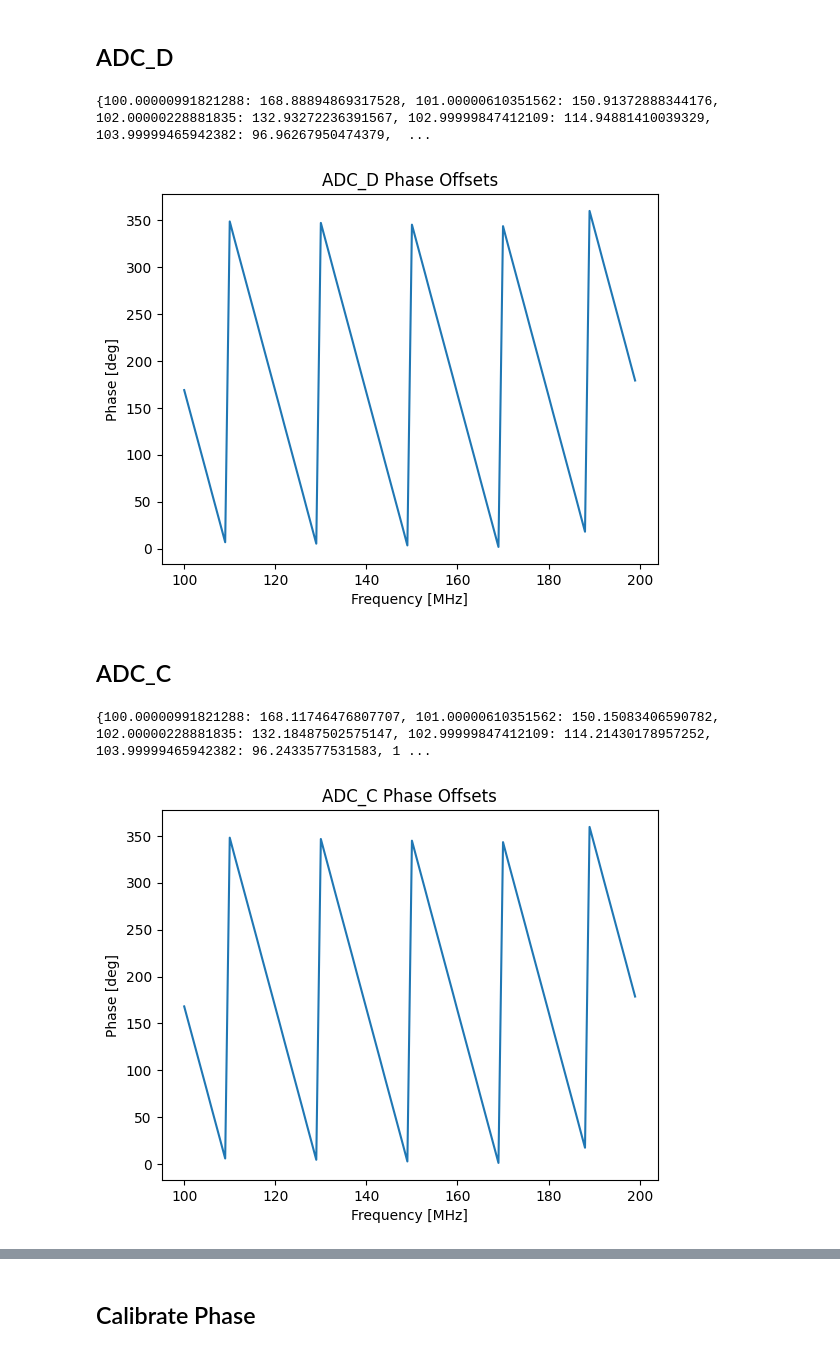
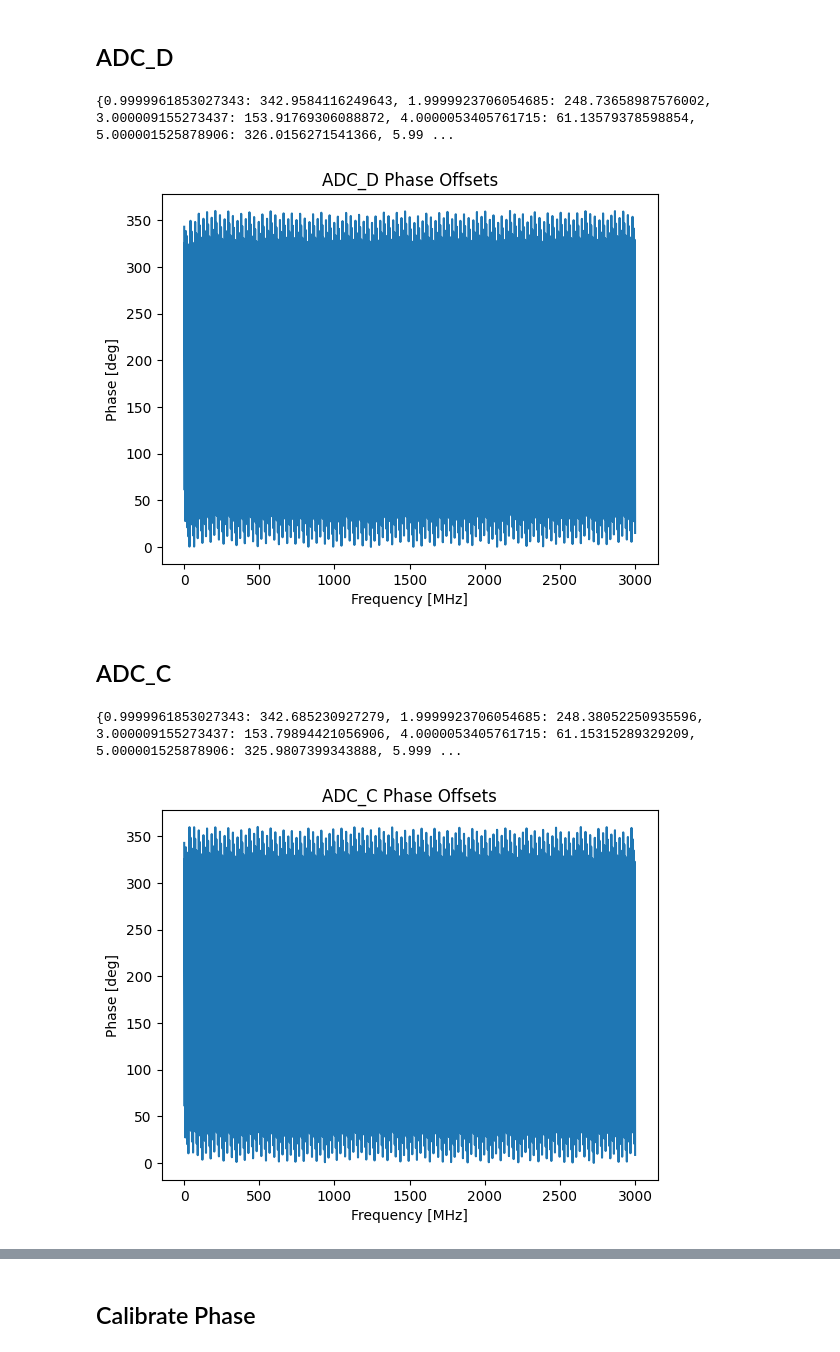
Before and after one commit to danieljamesgraham/qeg-rfsoc, a Jupyter notebook: calibrate_phase_v2.ipynb, the cells around one changed output, grey strips where cells are left out. Saved outputs shown, nothing was run; the diff lists cells and outputs as text; code cells hidden in the pictures.

```diff
--- a/calibrate_phase_v2.ipynb
+++ b/calibrate_phase_v2.ipynb
@@ -46,12 +46,14 @@ QICK configuration:
         MR buffer: 8192 samples (1.852 us), wired to readouts [0, 1]
 # %%
 # TODO: Make this a user-defined numpy array
-f0_start=100
-f0_step=1
-expts=100
+# f0_start=100
+# f0_step=1
+# expts=100
 # expts=1
 
-f0_v = np.arange(0,expts)*f0_step+f0_start
+f0_v = np.arange(1, 3001, 1)
+
+# f0_v = np.arange(0,expts)*f0_step+f0_start
 f0_v = soccfg.adcfreq(f0_v, gen_ch=0, ro_ch=0)
 
 def calculate_phase(d):
@@ -154,7 +156,7 @@ soc.reset_gens()
 
 print(adc_d_offsets)
 # %% [output]
-{100.00000991821288: 168.88894869317528, 101.00000610351562: 150.91372888344176, 102.00000228881835: 132.93272236391567, 102.99999847412109: 114.94881410039329, 103.99999465942382: 96.96267950474379,  ...
+{0.9999961853027343: 342.9584116249643, 1.9999923706054685: 248.73658987576002, 3.000009155273437: 153.91769306088872, 4.0000053405761715: 61.13579378598854, 5.000001525878906: 326.0156271541366, 5.99 ...
 # %%
 x, y = [], []
 for key, value in adc_d_offsets.items():
@@ -166,7 +168,7 @@ plt.xlabel("Frequency [MHz]")
 plt.ylabel("Phase [deg]")
 plt.title("ADC_D Phase Offsets");
 # %% [output]
-[figure, old version]
+[figure, new version]
 # %% [markdown]
 ## ADC_C
 # %%
@@ -187,19 +189,19 @@ soc.reset_gens()
 
 print(adc_c_offsets)
 # %% [output]
-{100.00000991821288: 168.11746476807707, 101.00000610351562: 150.15083406590782, 102.00000228881835: 132.18487502575147, 102.99999847412109: 114.21430178957252, 103.99999465942382: 96.2433577531583, 1 ...
+{0.9999961853027343: 342.685230927279, 1.9999923706054685: 248.38052250935596, 3.000009155273437: 153.79894421056906, 4.0000053405761715: 61.15315289329209, 5.000001525878906: 325.9807399343888, 5.999 ...
 # %%
-x, y = [], []
+adc_c_x, adc_c_y = [], []
 for key, value in adc_c_offsets.items():
-    x.append(key)
-    y.append(value)
+    adc_c_x.append(key)
+    adc_c_y.append(value)
 
 plt.plot(adc_c_x,adc_c_y)
 plt.xlabel("Frequency [MHz]")
 plt.ylabel("Phase [deg]")
 plt.title("ADC_C Phase Offsets");
 # %% [output]
-[figure, old version]
+[figure, new version]
 # %%
 adc_offsets = {}
 
```
Also changed, not shown: parts of 4 cells of this notebook, 3 other files.
